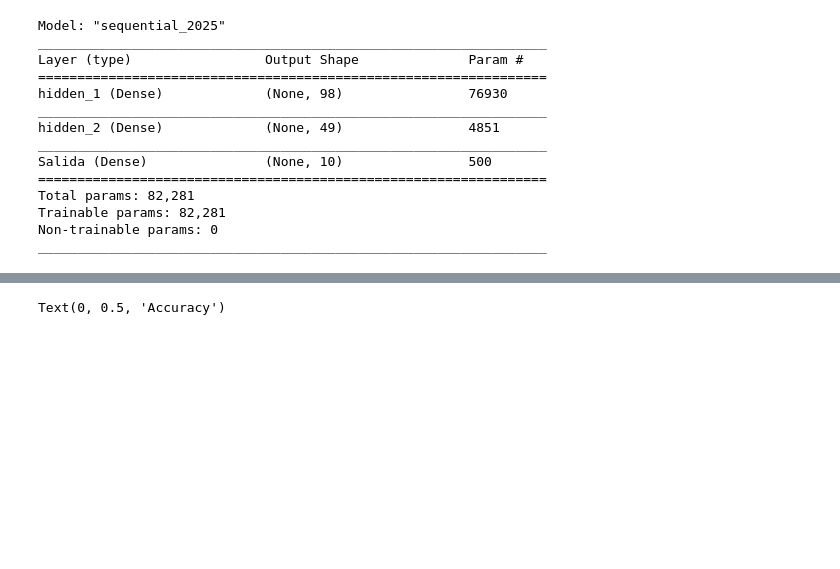
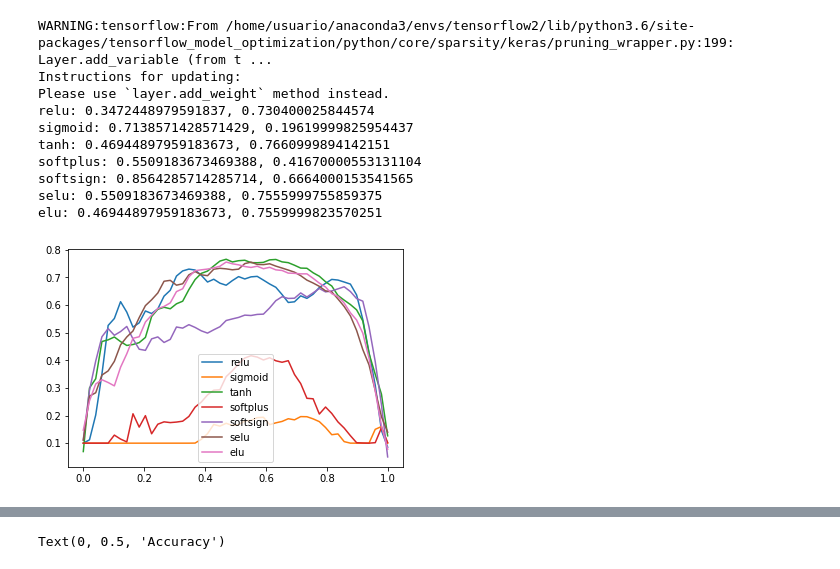
Before and after one commit to jganzabal/lottery-ticket-hypotesis-keras, a Jupyter notebook: 02_Untrained_weights_Accuracy.ipynb, the cells around one changed output, grey strips where cells are left out. Cells and saved outputs as stored; diff of their text form; code cells hidden in the pictures; blank space fills up the shorter version.

Commit message:
more tests

```diff
--- a/02_Untrained_weights_Accuracy.ipynb
+++ b/02_Untrained_weights_Accuracy.ipynb
@@ -81,14 +81 @@ def get_callbacks(filename):
     ]
-# %%
-model = get_model()
-epochs = 10
-batch_size = 256
-# Save initial weights
-model.save_weights('mlp.mnist.initial_weights.hdf5')
-history = model.fit(X_train,
-           y_train,
-           epochs=epochs, batch_size=batch_size,
-           validation_data = (X_val, y_val),
-           verbose=2,
-           callbacks=get_callbacks('mlp.mnist.first_train.hdf5')
-          )
@@ -113,3 +81,0 @@ Epoch 00010: val_accuracy did not improve from 0.97311
-# %%
-model.load_weights('mlp.mnist.first_train.hdf5')
-model.evaluate(X_test, y_test, verbose=0)
@@ -117,0 +102,13 @@ model.evaluate(X_test, y_test, verbose=0)
+# %%
+activations = ['relu', 'sigmoid', 'tanh', 'softplus', 'softsign', 'selu', 'elu']
+# for activation in activations:
+#     train_model(activation)
+# %%
+for activation in activations:
+    model = get_model(activation=activation)
+    model.load_weights(f'mlp.mnist.trained_weights_{activation}_no_bias.hdf5')
+    #compile_model(model)
+    #print(model.evaluate(X_test, y_test))
+    weights = model.get_weights()
+    for i in range(3):
+        print(f'{activation}: {weights[i*2+1].mean()}, {weights[i*2+1].std()}, {np.abs(weights[i*2+1]).max()}')
@@ -160,17 +164,18 @@ np.save(f'{results_folder}acc_not_train_prunned_10_epochs_reduce_{reduce}_normal
-# %%
-model.summary()
-# %% [output]
-Model: "sequential_2025"
-_________________________________________________________________
-Layer (type)                 Output Shape              Param #
-=================================================================
-hidden_1 (Dense)             (None, 98)                76930
-_________________________________________________________________
-hidden_2 (Dense)             (None, 49)                4851
-_________________________________________________________________
-Salida (Dense)               (None, 10)                500
-=================================================================
-Total params: 82,281
-Trainable params: 82,281
-Non-trainable params: 0
-_________________________________________________________________
+# %%
+for activation in activations:
+    pms, accs_nt, best_pm, best_acc = get_untrained_curve(activation)
+    plt.plot(pms, accs_nt, label=f'{activation}')
+    plt.legend()
+    print(f'{activation}: {best_pm}, {best_acc}')
+# %% [output]
+WARNING:tensorflow:From /home/usuario/anaconda3/envs/tensorflow2/lib/python3.6/site-packages/tensorflow_model_optimization/python/core/sparsity/keras/pruning_wrapper.py:199: Layer.add_variable (from t ...
+Instructions for updating:
+Please use `layer.add_weight` method instead.
+relu: 0.3472448979591837, 0.730400025844574
+sigmoid: 0.7138571428571429, 0.19619999825954437
+tanh: 0.46944897959183673, 0.7660999894142151
+softplus: 0.5509183673469388, 0.41670000553131104
+softsign: 0.8564285714285714, 0.6664000153541565
+selu: 0.5509183673469388, 0.7555999755859375
+elu: 0.46944897959183673, 0.7559999823570251
+[figure, added]
```
Also changed, not shown: parts of 14 cells of this notebook, 38 other files.
